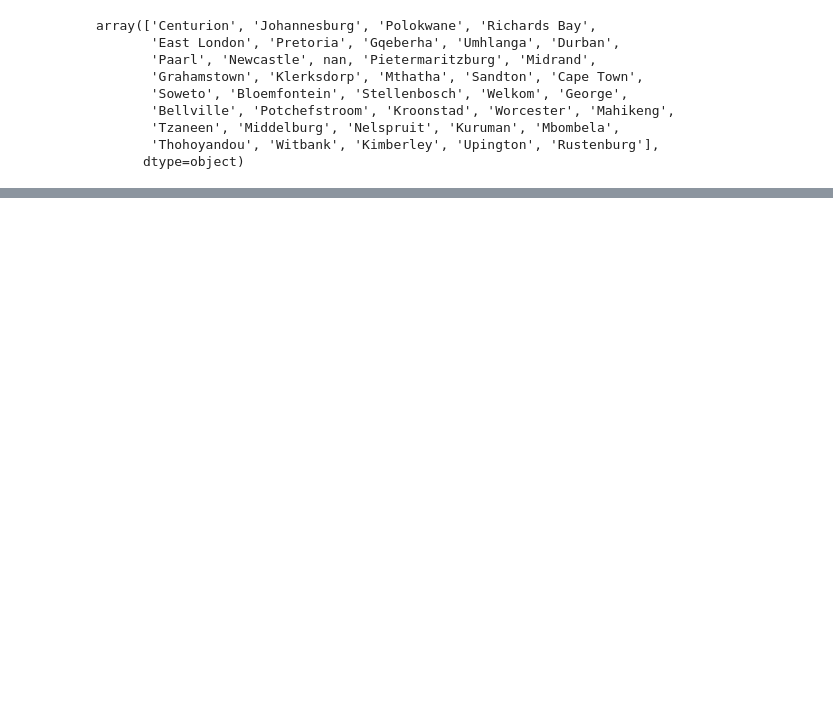
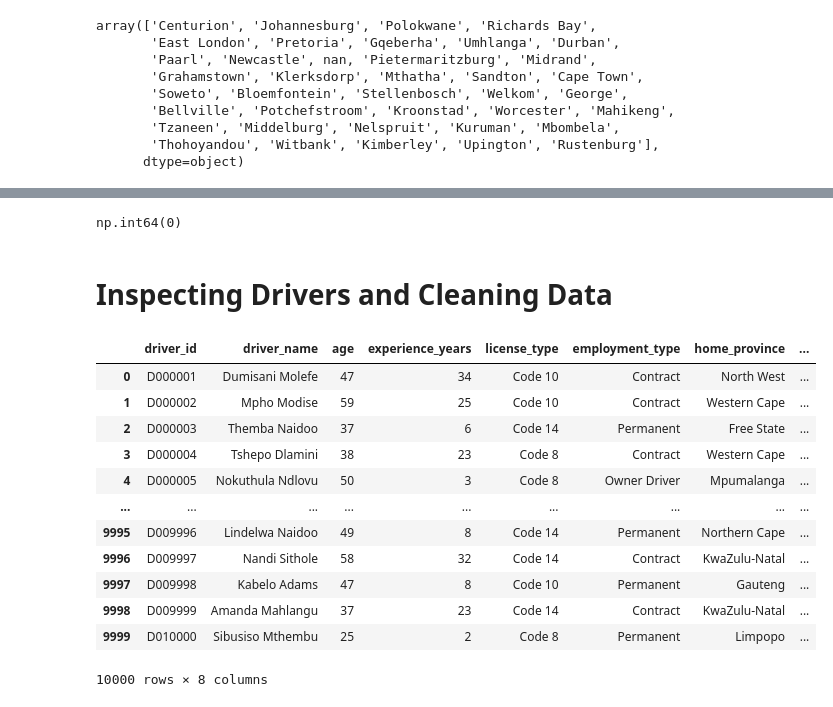
Before and after one commit to jilyanga2/Logistics-And-Delivery-Intelligence, a Jupyter notebook: data_engineering.ipynb, the cells around one changed output, grey strips where cells are left out. Drawn from its saved outputs; the diff is of its cells as text; code cells hidden in the pictures; blank space fills up the shorter version.

```diff
--- a/data_engineering.ipynb
+++ b/data_engineering.ipynb
@@ -81,0 +960,4 @@ customers.loc[customers['city'].isna(), "province"].value_counts()
+# %%
+deliveries["fuel_cost_zar"].isna().sum()
+# %% [output]
+np.int64(0)
@@ -81,0 +971,20 @@ customers.loc[customers['city'].isna(), "province"].value_counts()
+# %% [markdown]
+# Inspecting Drivers and Cleaning Data
+# %%
+import pandas as pd
+drivers = pd.read_csv("supplyguard_data/drivers.csv")
+drivers
+# %% [output]
+|  | driver_id | driver_name | age | experience_years | license_type | employment_type | home_province | ... |
+| 0 | D000001 | Dumisani Molefe | 47 | 34 | Code 10 | Contract | North West | ... |
+| 1 | D000002 | Mpho Modise | 59 | 25 | Code 10 | Contract | Western Cape | ... |
+| 2 | D000003 | Themba Naidoo | 37 | 6 | Code 14 | Permanent | Free State | ... |
+| 3 | D000004 | Tshepo Dlamini | 38 | 23 | Code 8 | Contract | Western Cape | ... |
+| 4 | D000005 | Nokuthula Ndlovu | 50 | 3 | Code 8 | Owner Driver | Mpumalanga | ... |
+| ... | ... | ... | ... | ... | ... | ... | ... | ... |
+| 9995 | D009996 | Lindelwa Naidoo | 49 | 8 | Code 14 | Permanent | Northern Cape | ... |
+| 9996 | D009997 | Nandi Sithole | 58 | 32 | Code 14 | Contract | KwaZulu-Natal | ... |
+| 9997 | D009998 | Kabelo Adams | 47 | 8 | Code 10 | Permanent | Gauteng | ... |
+| 9998 | D009999 | Amanda Mahlangu | 37 | 23 | Code 14 | Contract | KwaZulu-Natal | ... |
+| 9999 | D010000 | Sibusiso Mthembu | 25 | 2 | Code 8 | Permanent | Limpopo | ... |
+10000 rows × 8 columns
```
Also changed, not shown: parts of 139 cells of this notebook.
